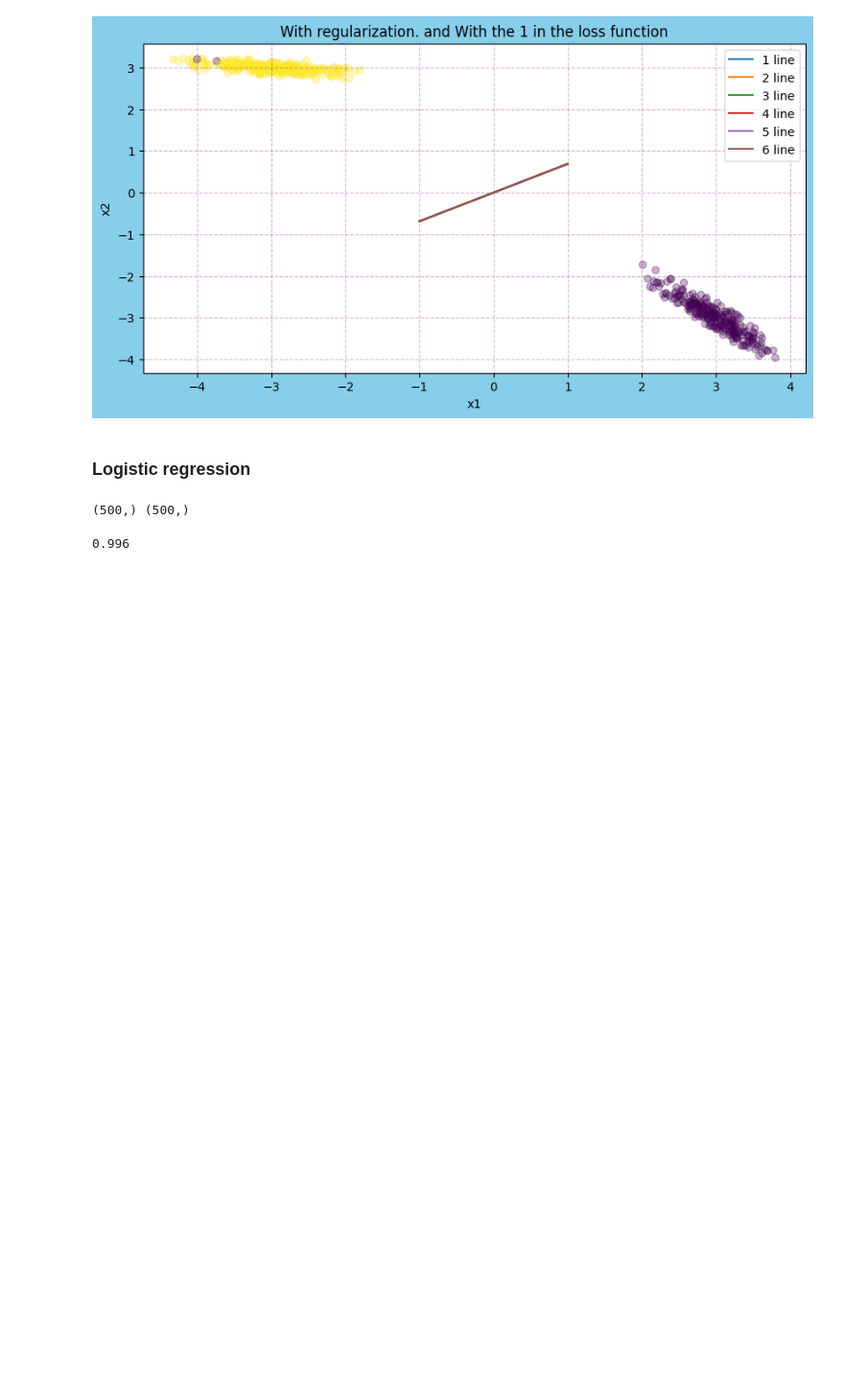
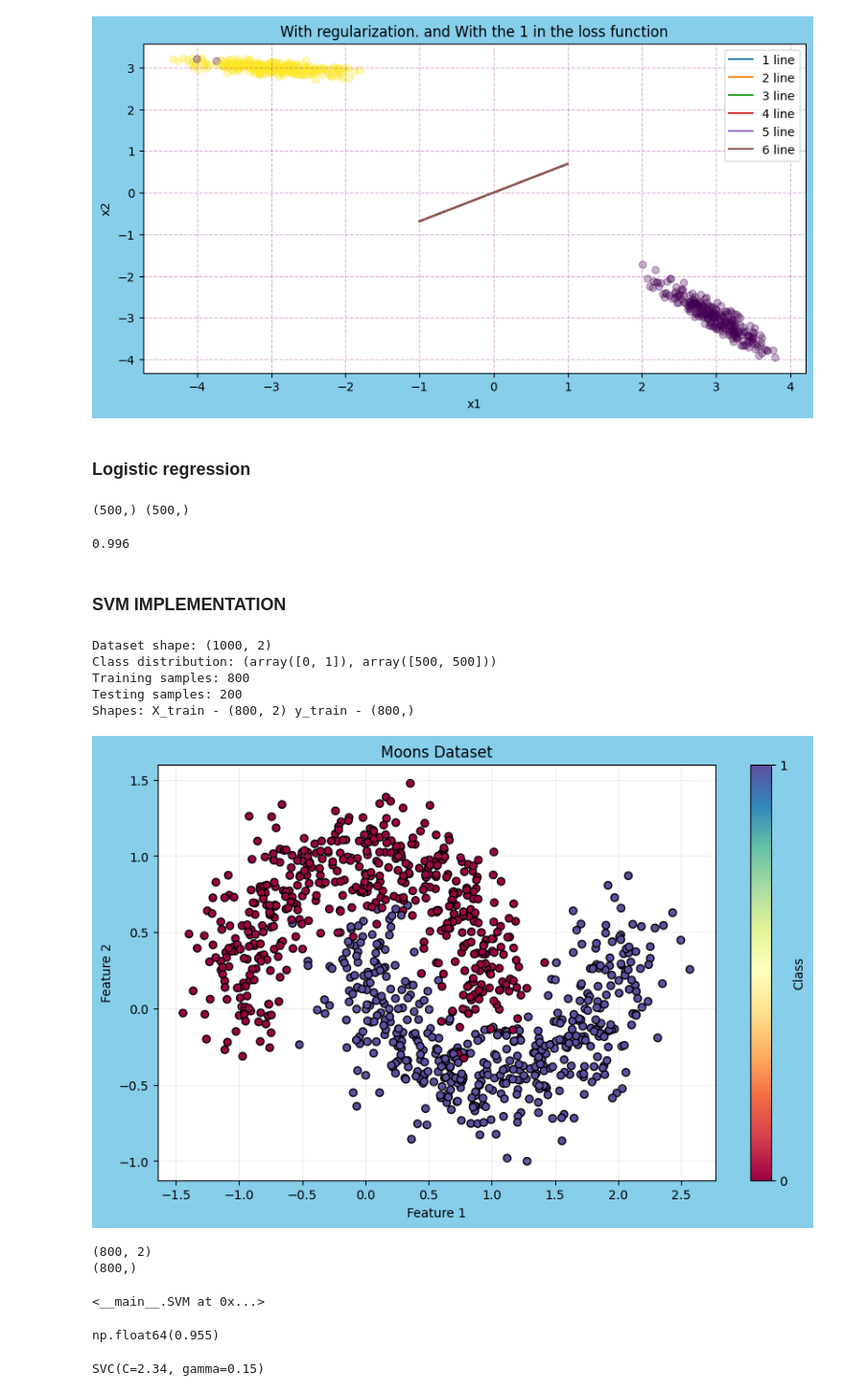
Before and after one commit to LuchianPeledutse/ML, a Jupyter notebook: Machine_learning_intro.ipynb, the cells around one changed output. Shown: that part at 96% size. Saved outputs shown, nothing was run; the diff lists cells and outputs as text; code cells hidden in the pictures; blank space fills up the shorter version.

Commit message:
SVC Pegasos implementation

```diff
--- a/Machine_learning_intro.ipynb
+++ b/Machine_learning_intro.ipynb
@@ -444,3 +444,5 @@ print(y_pred.shape,y.shape)
 accuracy_score(y_pred = y_pred,y_true = y)
 # %% [output]
 0.996
+# %% [markdown]
+### SVM IMPLEMENTATION
@@ -446,0 +606,39 @@ accuracy_score(y_pred = y_pred,y_true = y)
+# %%
+# Generate the moons dataset
+X, y = make_moons(
+    n_samples=1000,  # Number of samples
+    noise=0.2,       # Amount of noise (0 = clean separation)
+    random_state=42  # Seed for reproducibility
+)
+
+# Split into training and testing sets
+X_train, X_test, y_train, y_test = train_test_split(
+    X, y,
+    test_size=0.2,      # 20% of data for testing
+    random_state=42,    # Consistent random split
+    stratify=y          # Preserve class distribution
+)
+
+# Print dataset information
+print(f"Dataset shape: {X.shape}")
+print(f"Class distribution: {np.unique(y, return_counts=True)}")
+print(f"Training samples: {X_train.shape[0]}")
+print(f"Testing samples: {X_test.shape[0]}")
+print(f'Shapes: X_train - {X_train.shape} y_train - {y_train.shape}')
+
+# Visualize the dataset
+plt.figure(figsize=(10, 6),facecolor = 'skyblue')
+plt.scatter(X[:, 0], X[:, 1], c=y, cmap=plt.cm.Spectral, edgecolors='k')
+plt.title('Moons Dataset')
+plt.xlabel('Feature 1')
+plt.ylabel('Feature 2')
+plt.colorbar(ticks=[0, 1], label='Class')
+plt.grid(alpha=0.2)
+plt.show()
+# %% [output]
+Dataset shape: (1000, 2)
+Class distribution: (array([0, 1]), array([500, 500]))
+Training samples: 800
+Testing samples: 200
+Shapes: X_train - (800, 2) y_train - (800,)
+[figure, added]
@@ -446,0 +648,19 @@ accuracy_score(y_pred = y_pred,y_true = y)
+# %%
+print(X_train.shape)
+print(y_train.shape)
+# %% [output]
+(800, 2)
+(800,)
+# %%
+svm.fit(X_train,y_train,iters = 500)
+# %% [output]
+<__main__.SVM at 0x...>
+# %%
+svm.score(X_test,y_test)
+# %% [output]
+np.float64(0.955)
+# %%
+sk_svc = SVC(kernel='rbf',C = 2.34,gamma = 0.15)
+sk_svc
+# %% [output]
+SVC(C=2.34, gamma=0.15)
```
Also changed, not shown: parts of 8 cells of this notebook.
